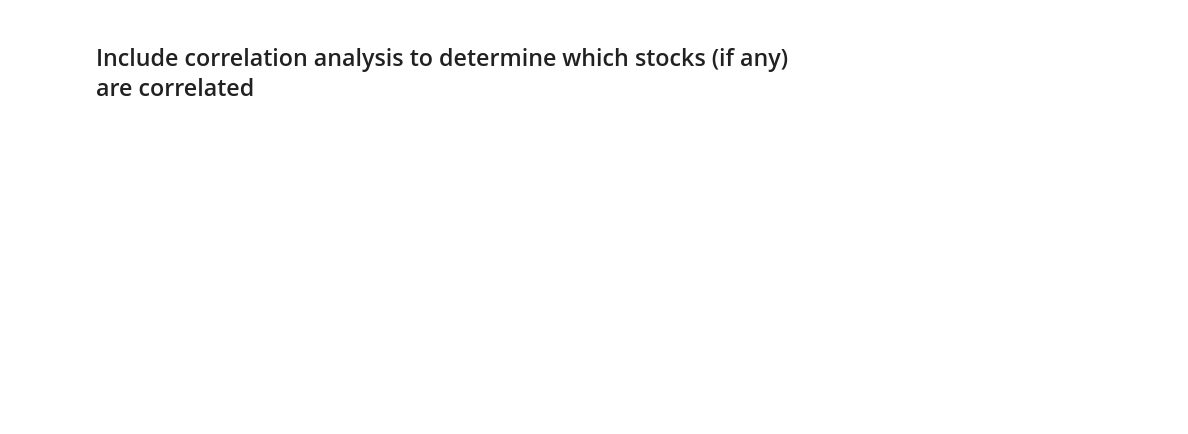
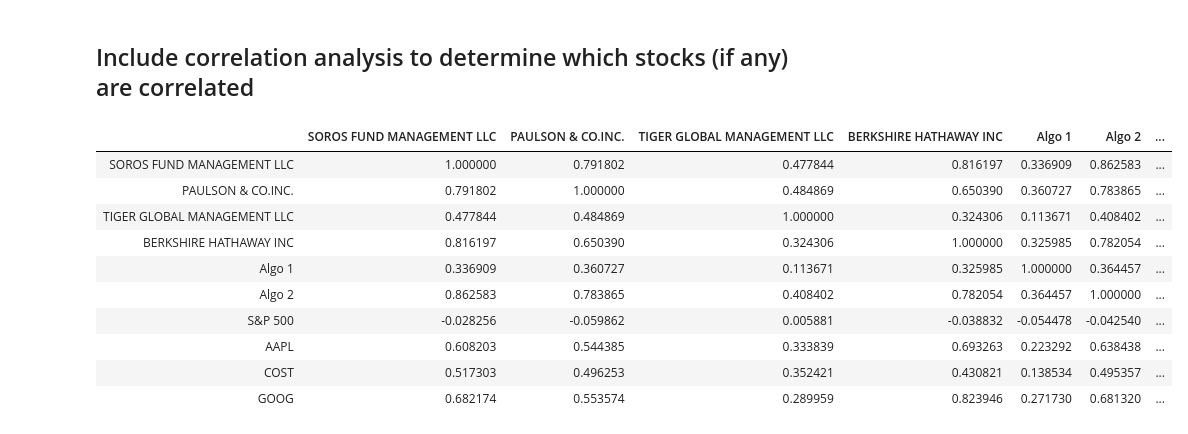
Before and after one commit to JD-FinTech/03_Homework, a Jupyter notebook: whale_analysis2.ipynb, the cells around one changed output. Saved outputs shown, nothing was run; the diff lists cells and outputs as text; code cells hidden in the pictures; blank space fills up the shorter version.

```diff
--- a/whale_analysis2.ipynb
+++ b/whale_analysis2.ipynb
@@ -598,3 +735,17 @@ weights = [1/3, 1/3, 1/3]
 ## Include correlation analysis to determine which stocks (if any) are correlated
 # %%
 # YOUR CODE HERE
+master_corr = master_df.corr()
+master_corr
+# %% [output]
+|  | SOROS FUND MANAGEMENT LLC | PAULSON & CO.INC. | TIGER GLOBAL MANAGEMENT LLC | BERKSHIRE HATHAWAY INC | Algo 1 | Algo 2 | ... |
+| SOROS FUND MANAGEMENT LLC | 1.000000 | 0.791802 | 0.477844 | 0.816197 | 0.336909 | 0.862583 | ... |
+| PAULSON & CO.INC. | 0.791802 | 1.000000 | 0.484869 | 0.650390 | 0.360727 | 0.783865 | ... |
+| TIGER GLOBAL MANAGEMENT LLC | 0.477844 | 0.484869 | 1.000000 | 0.324306 | 0.113671 | 0.408402 | ... |
+| BERKSHIRE HATHAWAY INC | 0.816197 | 0.650390 | 0.324306 | 1.000000 | 0.325985 | 0.782054 | ... |
+| Algo 1 | 0.336909 | 0.360727 | 0.113671 | 0.325985 | 1.000000 | 0.364457 | ... |
+| Algo 2 | 0.862583 | 0.783865 | 0.408402 | 0.782054 | 0.364457 | 1.000000 | ... |
+| S&P 500 | -0.028256 | -0.059862 | 0.005881 | -0.038832 | -0.054478 | -0.042540 | ... |
+| AAPL | 0.608203 | 0.544385 | 0.333839 | 0.693263 | 0.223292 | 0.638438 | ... |
+| COST | 0.517303 | 0.496253 | 0.352421 | 0.430821 | 0.138534 | 0.495357 | ... |
+| GOOG | 0.682174 | 0.553574 | 0.289959 | 0.823946 | 0.271730 | 0.681320 | ... |
```
Also changed, not shown: parts of 16 cells of this notebook.
